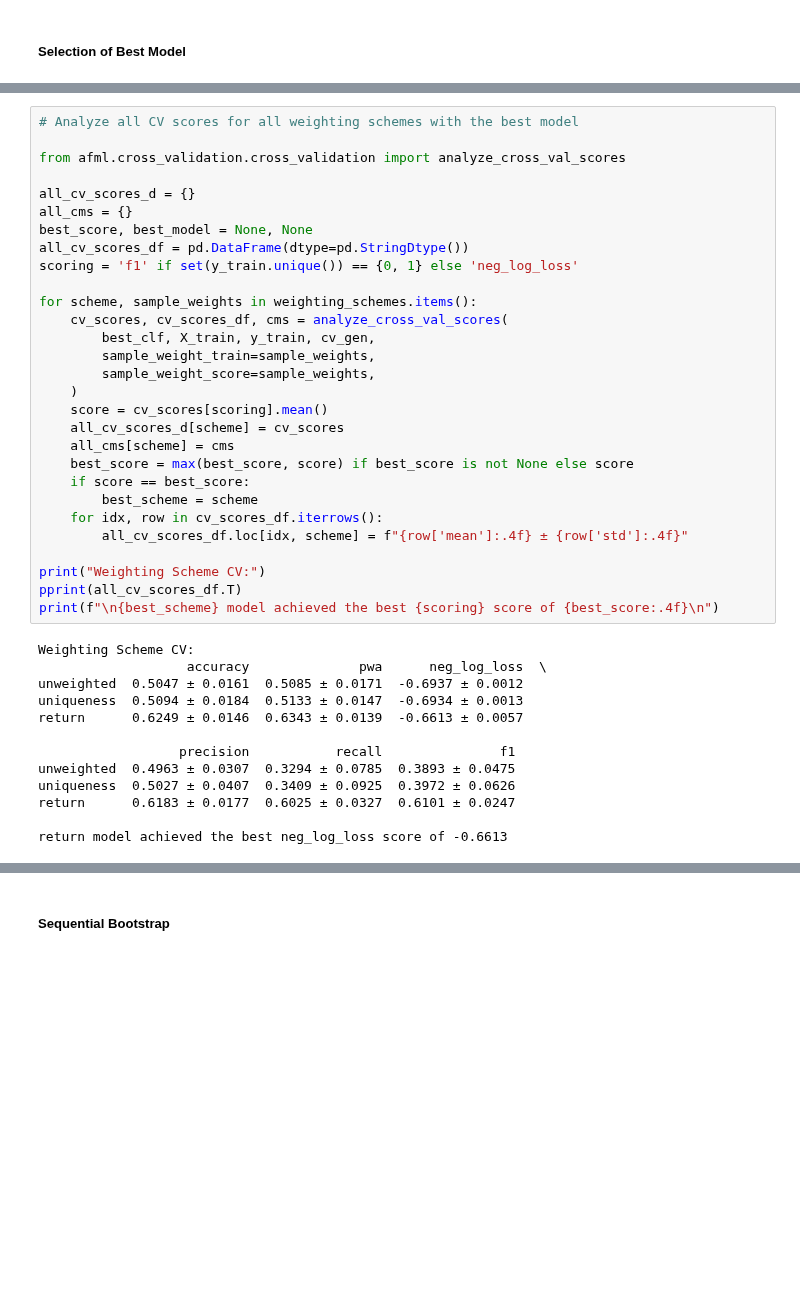
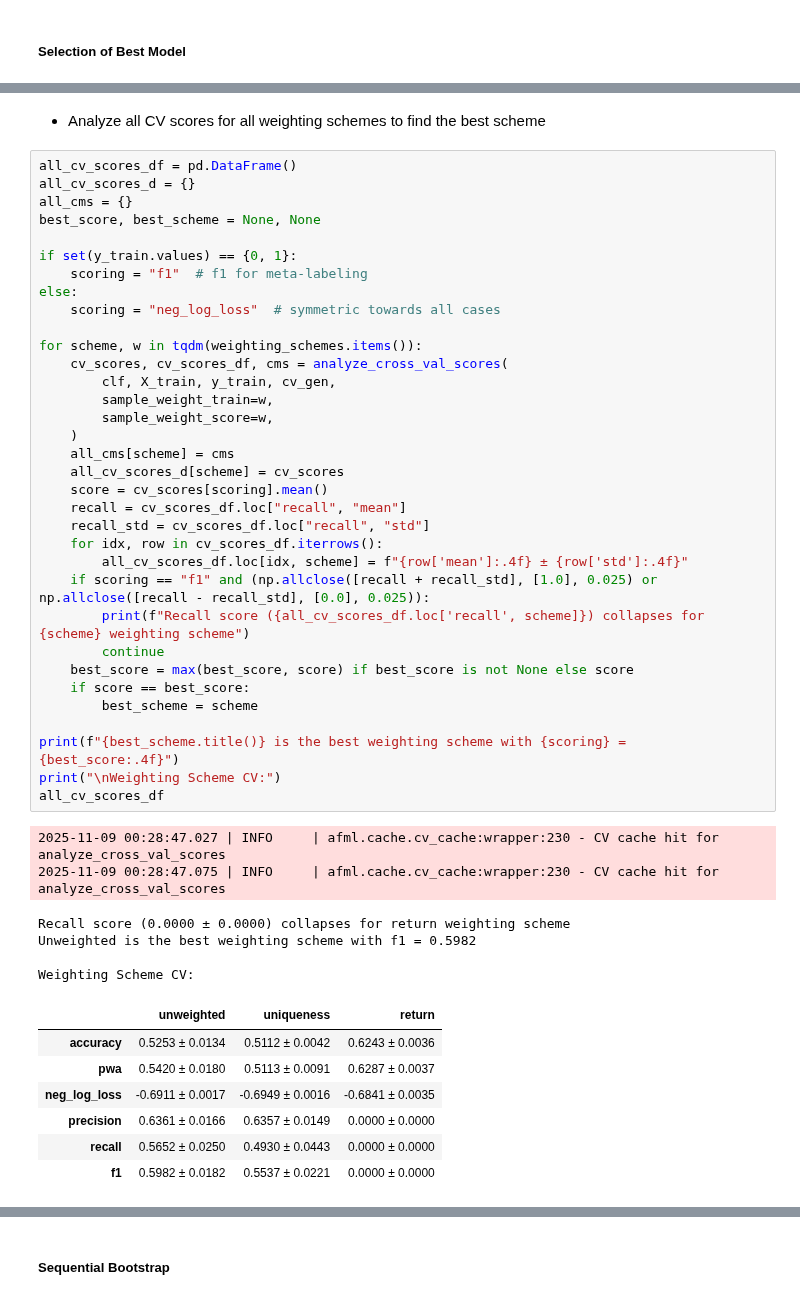
Before and after one commit to pnjoroge54/Machine-Learning-Blueprint, a Jupyter notebook: notebooks/Part_4_and_5-Sample Weights.ipynb, the cells around one changed output, grey strips where cells are left out. Saved outputs shown, nothing was run; the diff lists cells and outputs as text; blank space fills up the shorter version.

```diff
--- a/notebooks/Part_4_and_5-Sample Weights.ipynb
+++ b/notebooks/Part_4_and_5-Sample Weights.ipynb
@@ -410,43 +304,51 @@ Selected Best Classifier (standard): RandomForestClassifier(criterion='entropy',
+# %% [markdown]
+- Analyze all CV scores for all weighting schemes to find the best scheme
 # %%
-# Analyze all CV scores for all weighting schemes with the best model
-
-from afml.cross_validation.cross_validation import analyze_cross_val_scores
-
+all_cv_scores_df = pd.DataFrame()
 all_cv_scores_d = {}
 all_cms = {}
-best_score, best_model = None, None
-all_cv_scores_df = pd.DataFrame(dtype=pd.StringDtype())
-scoring = 'f1' if set(y_train.unique()) == {0, 1} else 'neg_log_loss'
+best_score, best_scheme = None, None
 
-for scheme, sample_weights in weighting_schemes.items():
+if set(y_train.values) == {0, 1}:
+    scoring = "f1"  # f1 for meta-labeling
+else:
+    scoring = "neg_log_loss"  # symmetric towards all cases
+
+for scheme, w in tqdm(weighting_schemes.items()):
     cv_scores, cv_scores_df, cms = analyze_cross_val_scores(
-        best_clf, X_train, y_train, cv_gen,
-        sample_weight_train=sample_weights,
-        sample_weight_score=sample_weights,
+        clf, X_train, y_train, cv_gen,
+        sample_weight_train=w,
+        sample_weight_score=w,
     )
+    all_cms[scheme] = cms
+    all_cv_scores_d[scheme] = cv_scores
     score = cv_scores[scoring].mean()
-    all_cv_scores_d[scheme] = cv_scores
-    all_cms[scheme] = cms
+    recall = cv_scores_df.loc["recall", "mean"]
+    recall_std = cv_scores_df.loc["recall", "std"]
+    for idx, row in cv_scores_df.iterrows():
+        all_cv_scores_df.loc[idx, scheme] = f"{row['mean']:.4f} ± {row['std']:.4f}"
+    if scoring == "f1" and (np.allclose([recall + recall_std], [1.0], 0.025) or np.allclose([recall - recall_std], [0.0], 0.025)):
+        print(f"Recall score ({all_cv_scores_df.loc['recall', scheme]}) collapses for {scheme} weighting scheme")
+        continue
     best_score = max(best_score, score) if best_score is not None else score
     if score == best_score:
         best_scheme = scheme
-    for idx, row in cv_scores_df.iterrows():
-        all_cv_scores_df.loc[idx, scheme] = f"{row['mean']:.4f} ± {row['std']:.4f}"
 
-print("Weighting Scheme CV:")
-pprint(all_cv_scores_df.T)
-print(f"\n{best_scheme} model achieved the best {scoring} score of {best_score:.4f}\n")
+print(f"{best_scheme.title()} is the best weighting scheme with {scoring} = {best_score:.4f}")
+print("\nWeighting Scheme CV:")
+all_cv_scores_df
 # %% [output]
-Weighting Scheme CV:
-                   accuracy              pwa      neg_log_loss  \
-unweighted  0.5047 ± 0.0161  0.5085 ± 0.0171  -0.6937 ± 0.0012
-uniqueness  0.5094 ± 0.0184  0.5133 ± 0.0147  -0.6934 ± 0.0013
-return      0.6249 ± 0.0146  0.6343 ± 0.0139  -0.6613 ± 0.0057
-
-                  precision           recall               f1
-unweighted  0.4963 ± 0.0307  0.3294 ± 0.0785  0.3893 ± 0.0475
-uniqueness  0.5027 ± 0.0407  0.3409 ± 0.0925  0.3972 ± 0.0626
-return      0.6183 ± 0.0177  0.6025 ± 0.0327  0.6101 ± 0.0247
-
-return model achieved the best neg_log_loss score of -0.6613
+2025-11-09 00:28:47.027 | INFO     | afml.cache.cv_cache:wrapper:230 - CV cache hit for analyze_cross_val_scores
+2025-11-09 00:28:47.075 | INFO     | afml.cache.cv_cache:wrapper:230 - CV cache hit for analyze_cross_val_scores
+Recall score (0.0000 ± 0.0000) collapses for return weighting scheme
+Unweighted is the best weighting scheme with f1 = 0.5982
+
+Weighting Scheme CV:
+|  | unweighted | uniqueness | return |
+| accuracy | 0.5253 ± 0.0134 | 0.5112 ± 0.0042 | 0.6243 ± 0.0036 |
+| pwa | 0.5420 ± 0.0180 | 0.5113 ± 0.0091 | 0.6287 ± 0.0037 |
+| neg_log_loss | -0.6911 ± 0.0017 | -0.6949 ± 0.0016 | -0.6841 ± 0.0035 |
+| precision | 0.6361 ± 0.0166 | 0.6357 ± 0.0149 | 0.0000 ± 0.0000 |
+| recall | 0.5652 ± 0.0250 | 0.4930 ± 0.0443 | 0.0000 ± 0.0000 |
+| f1 | 0.5982 ± 0.0182 | 0.5537 ± 0.0221 | 0.0000 ± 0.0000 |
 # %% [markdown]
```
Also changed, not shown: parts of 72 cells of this notebook, 14 other files.
